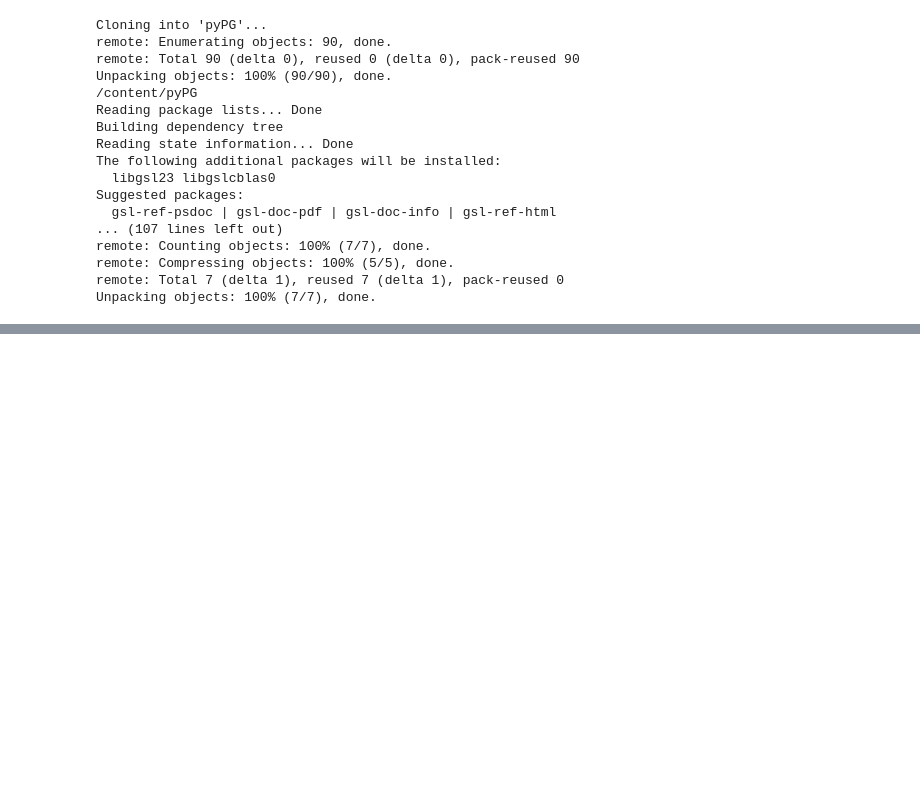
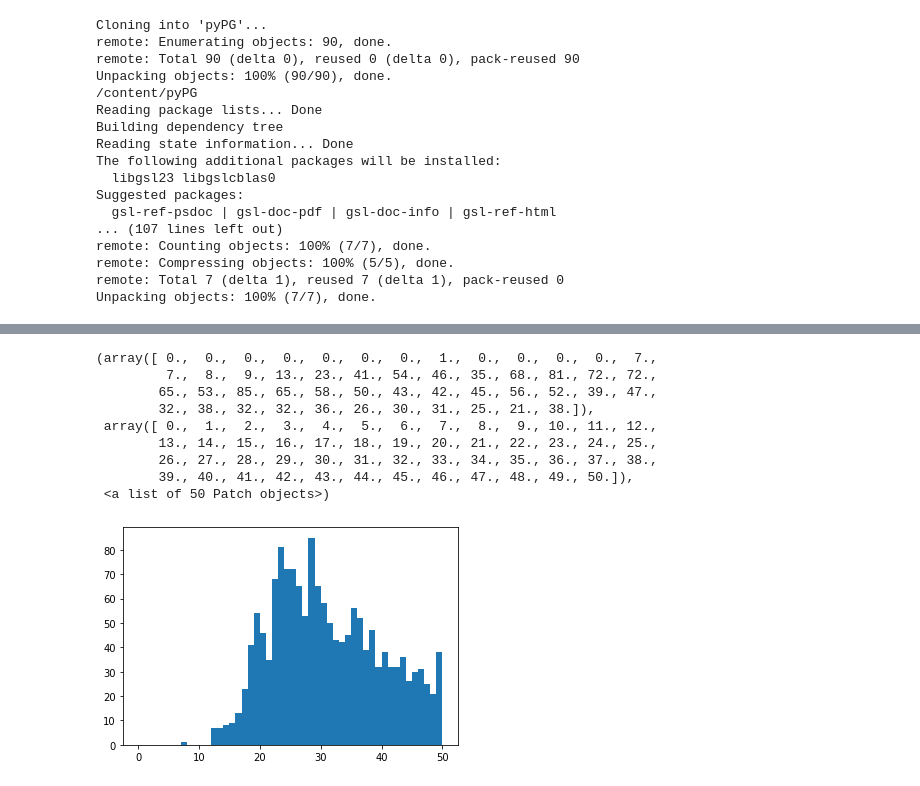
Before and after one commit to AraiKensuke/LOST, a Jupyter notebook: Notebooks/SampleDataOverview.ipynb, the cells around one changed output, grey strips where cells are left out. Cells and saved outputs as stored; diff of their text form; code cells hidden in the pictures; blank space fills up the shorter version.

```diff
--- a/Notebooks/SampleDataOverview.ipynb
+++ b/Notebooks/SampleDataOverview.ipynb
@@ -195,0 +133,13 @@ array([[-0.0490888 , -0.03458394,  0.07036439, ..., -3.38757111,
+# %%
+_plt.hist(isis, bins=_N.linspace(0, 50, 51))
+# %% [output]
+(array([ 0.,  0.,  0.,  0.,  0.,  0.,  0.,  1.,  0.,  0.,  0.,  0.,  7.,
+         7.,  8.,  9., 13., 23., 41., 54., 46., 35., 68., 81., 72., 72.,
+        65., 53., 85., 65., 58., 50., 43., 42., 45., 56., 52., 39., 47.,
+        32., 38., 32., 32., 36., 26., 30., 31., 25., 21., 38.]),
+ array([ 0.,  1.,  2.,  3.,  4.,  5.,  6.,  7.,  8.,  9., 10., 11., 12.,
+        13., 14., 15., 16., 17., 18., 19., 20., 21., 22., 23., 24., 25.,
+        26., 27., 28., 29., 30., 31., 32., 33., 34., 35., 36., 37., 38.,
+        39., 40., 41., 42., 43., 44., 45., 46., 47., 48., 49., 50.]),
+ <a list of 50 Patch objects>)
+[figure, added]
```
Also changed, not shown: parts of 14 cells of this notebook.
